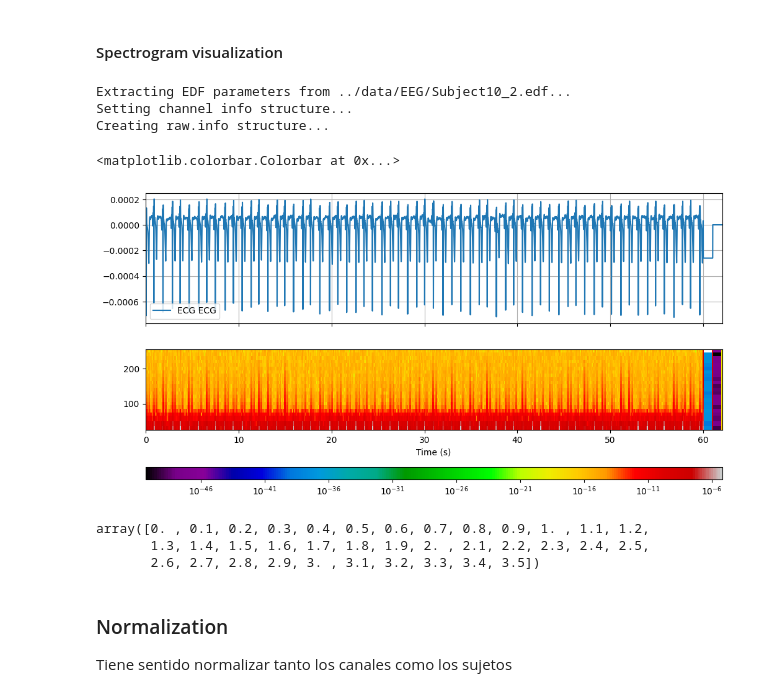
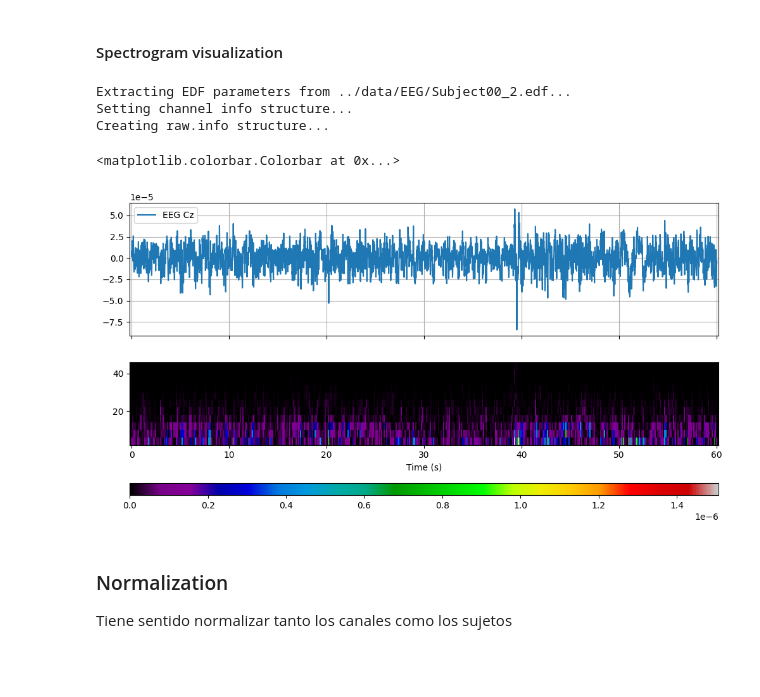
Before and after one commit to JesusGarSan/MESA, a Jupyter notebook: external/examples/EEG.ipynb, the cells around one changed output. Drawn from its saved outputs; the diff is of its cells as text; code cells hidden in the pictures; blank space fills up the shorter version.

```diff
--- a/external/examples/EEG.ipynb
+++ b/external/examples/EEG.ipynb
@@ -186,46 +193,42 @@ X_tensor.shape
 #### Spectrogram visualization
 # %%
 from msa.visualization import plot
-subject_id, channel_id, operation_id = 10, 20, 1
+subject_id, channel_id, operation_id = 0, 17, 1
 aux = X_tensor[subject_id, operation_id, channel_id,:,:] # Subject, Channel, Operation, times, freqs
 
 # Solo conserva filas que NO tengan ningún NaN
 aux = aux.T
 aux = aux[~np.isnan(aux).any(axis=1)]
 
 fig, ax = plt.subplots(2,1, figsize = (12,6), sharex=True)
 
 
 file = f"../data/EEG/Subject{subject_id:02d}_{operations[operation_id]}.edf"
 data = mne.io.read_raw_edf(file)
-raw_data = data.get_data()[:, :]
+raw_data = data.get_data()[:, :-1000]
 test_signal = raw_data[:, :].T
 time = np.linspace(0, test_signal.shape[0]/500, test_signal.shape[0])
 ax[0].plot(time, test_signal[:, channel_id], label=channels[channel_id], alpha=1.0)
 ax[0].grid(True)
 ax[0].legend()
 ax[1].set_xlabel("Time (s)");
 xlim = ax[0].get_xlim()
 
-_, _ , mesh = plot.spectrogram(times[:aux.shape[0]], freqs, aux.T, logscale=True, ax=ax[1]);
+_, _ , mesh = plot.spectrogram(times[:aux.shape[0]], freqs, aux.T, logscale=False, ax=ax[1]);
 
 from mpl_toolkits.axes_grid1 import make_axes_locatable
 divider = make_axes_locatable(ax[1])
 cax = divider.append_axes("bottom", size="15%", pad=0.6)
 fig.colorbar(mesh, cax=cax, orientation='horizontal')
 # %% [output]
-Extracting EDF parameters from ../data/EEG/Subject10_2.edf...
+Extracting EDF parameters from ../data/EEG/Subject00_2.edf...
 Setting channel info structure...
 Creating raw.info structure...
 <matplotlib.colorbar.Colorbar at 0x...>
-[figure, old version]
+[figure, new version]
 # %%
-time.shape, times.shape
-times[:aux.shape[0]] # ---> Ojo, no quiero la cantidad de elementos (shape), sino hasta el adecuado. Hay valores negativos, por lo que se descompensa.
+# time.shape, times.shape
+# times[:aux.shape[0]] # ---> Ojo, no quiero la cantidad de elementos (shape), sino hasta el adecuado. Hay valores negativos, por lo que se descompensa.
-# %% [output]
-array([0. , 0.1, 0.2, 0.3, 0.4, 0.5, 0.6, 0.7, 0.8, 0.9, 1. , 1.1, 1.2,
-       1.3, 1.4, 1.5, 1.6, 1.7, 1.8, 1.9, 2. , 2.1, 2.2, 2.3, 2.4, 2.5,
-       2.6, 2.7, 2.8, 2.9, 3. , 3.1, 3.2, 3.3, 3.4, 3.5])
 # %% [markdown]
 ### Normalization
 Tiene sentido normalizar tanto los canales como los sujetos
```
Also changed, not shown: parts of 7 cells of this notebook, 1 other file.
